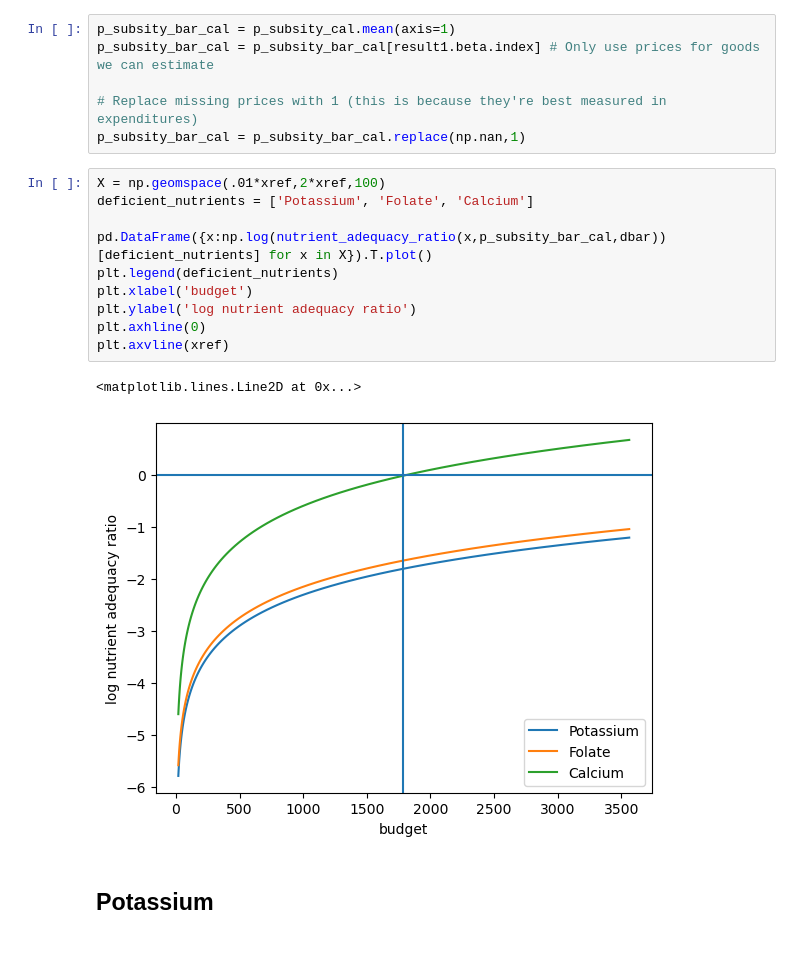
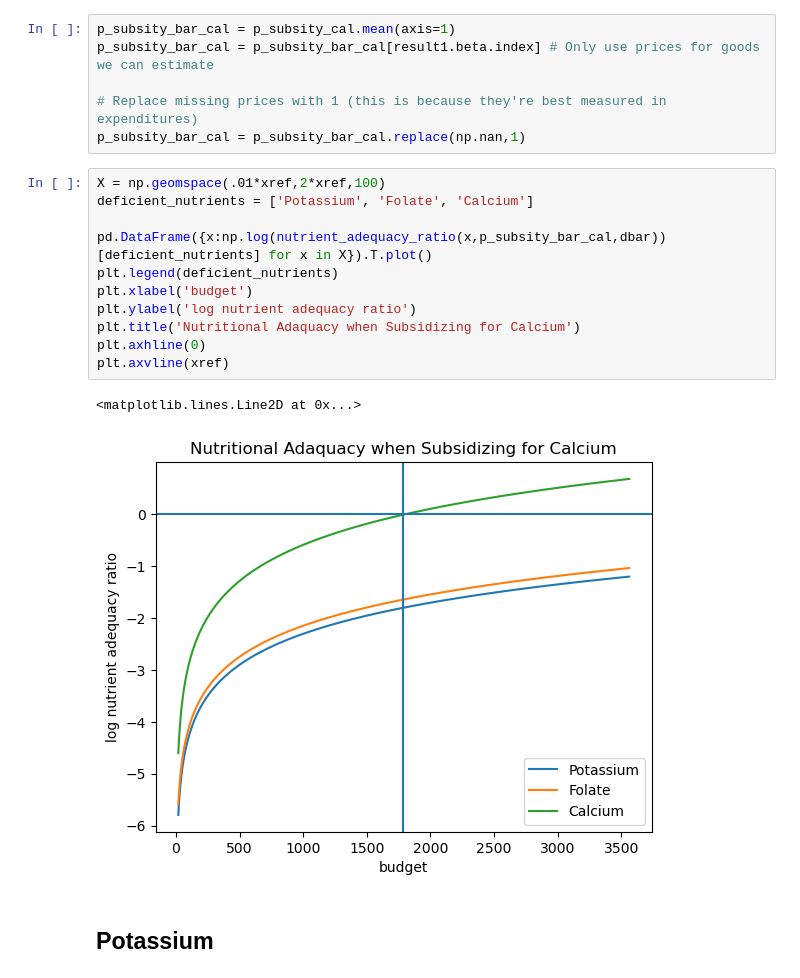
Before and after one commit to lauremariho/proj4_LutherBurbank, a Jupyter notebook: ethiopia_code.ipynb, the cells around one changed output. Drawn from its saved outputs; the diff is of its cells as text; blank space fills up the shorter version.

```diff
--- a/ethiopia_code.ipynb
+++ b/ethiopia_code.ipynb
@@ -897,16 +898,17 @@ p_subsity_bar_cal = p_subsity_bar_cal.replace(np.nan,1)
 # %%
 X = np.geomspace(.01*xref,2*xref,100)
 deficient_nutrients = ['Potassium', 'Folate', 'Calcium']
 
 pd.DataFrame({x:np.log(nutrient_adequacy_ratio(x,p_subsity_bar_cal,dbar))[deficient_nutrients] for x in X}).T.plot()
 plt.legend(deficient_nutrients)
 plt.xlabel('budget')
 plt.ylabel('log nutrient adequacy ratio')
+plt.title('Nutritional Adaquacy when Subsidizing for Calcium')
 plt.axhline(0)
 plt.axvline(xref)
 # %% [output]
 <matplotlib.lines.Line2D at 0x...>
-[figure, old version]
+[figure, new version]
 # %% [markdown]
 ## Potassium
 # %%
```
Also changed, not shown: parts of 5 cells of this notebook.
